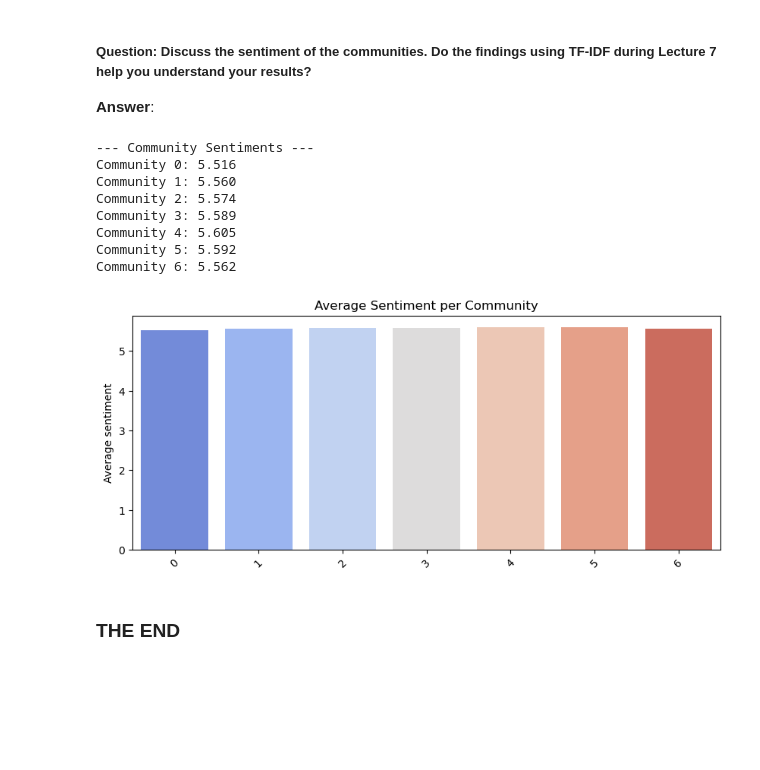
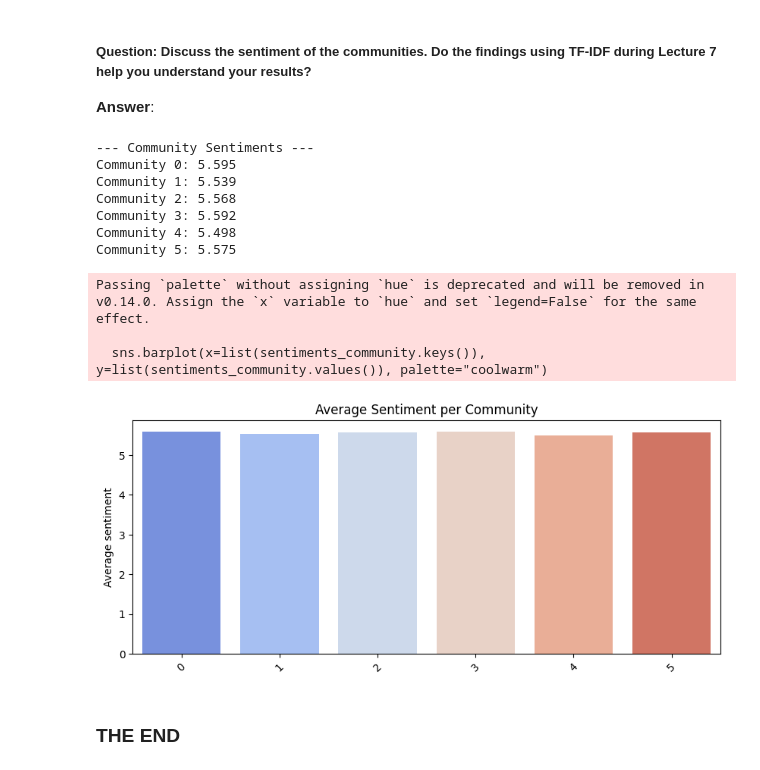
Before and after one commit to sorenstange/02805_Social_graphs_and_interactions, a Jupyter notebook: Assignment_2.ipynb, the cells around one changed output. Cells and saved outputs as stored; diff of their text form; code cells hidden in the pictures; blank space fills up the shorter version.

```diff
--- a/Assignment_2.ipynb
+++ b/Assignment_2.ipynb
@@ -200,3 +198,17 @@ Jeg tænker at vi skal beskrive:
 - average shortest path compared to random graph
 - network backbone
 - visualization of network (e.g. network backbone)
+# %%
+print('degree centrality top 10')
+for x, _ in sorted([(node, centrality) for node, centrality in nx.degree_centrality(G).items()], key = lambda x: x[1], reverse = True)[:10]:
+    print(x)
+
+print('\nbetweensness centrality top 10')
+for x, _ in sorted([(node, centrality) for node, centrality in nx.betweenness_centrality(G).items()], key = lambda x: x[1], reverse = True)[:10]:
+    print(x)
+
+print('\neigenvector centrality top 10')
+for x, _ in sorted([(node, centrality) for node, centrality in nx.eigenvector_centrality(G).items()], key = lambda x: x[1], reverse = True)[:10]:
+    print(x)
+
+print(nx.average_shortest_path_length(G.to_undirected()))
@@ -292,13 +311,9 @@ Modularity (random genre assignment): 0.07913872923318988
 # %%
-#Secondly the modularity as calculated with the Louvain algorithm is dertemined:
-from networkx.algorithms.community import louvain_communities
-from networkx.algorithms.community.quality import modularity
-
 # Compute Louvain communities
-communities_louvain = louvain_communities(GH, seed=42)
+communities_louvain = nx.community.louvain_communities(G_undirected, seed=42)
 
 # Compute modularity
-Q_louvain = modularity(GH, communities_louvain)
+Q_louvain = calculate_modularity(G_undirected, communities_louvain)
 
 # Print results
 print(f"Detected {len(communities_louvain)} communities")
@@ -316,12 +331,8 @@ Overall these results highligt that while general information, like genre, can p
 ##### Question: Calculate the matrix and discuss your findings.
 **Answer**:
 # %%
-import pandas as pd
-import seaborn as sns
-import matplotlib.pyplot as plt
-
 # Most common genres:
-all_genres = [g for node in GH.nodes for g in genres_dict[node]]  # all genres for nodes in GH
+all_genres = [g for node in G_undirected.nodes for g in genres_dict[node]]  # all genres for nodes in GH
 top_genres = pd.Series(all_genres).value_counts().head(7).index.tolist()
 
 #Determine community of genre
@@ -337,7 +348,7 @@ conf_matrix = pd.DataFrame(
     columns=range(len(communities_louvain))
 )
 
-for node in GH.nodes:
+for node in G_undirected.nodes:
     if node not in node_to_community:
         continue
     community = node_to_community[node]
@@ -481,11 +492,7 @@ def create_wordclouds(corpus, width = 400, height = 300):
     plt.tight_layout()
     plt.show()
 # %%
-G_undirected = G.to_undirected().copy()
-
-#Resolution refer to how large the comunities should be. resolution < 1 will prefer larger comunitites and resolution > 1 prefer smaller communities
-louvain_partition = nx.community.louvain_communities(G_undirected, resolution= 1.2, seed = 42)
-louvain_partition_corpus = create_corpus(wikipedia_data, louvain_partition)
+louvain_partition_corpus = create_corpus(wikipedia_data, communities_louvain)
 
 corpus = TF_IDF(louvain_partition_corpus)
 create_wordclouds(corpus)
@@ -656,30 +651,32 @@ The narrow spread of the average sentiment implies that across artist pages the
 **Answer**:
 # %%
 
-corpus = create_corpus2(wikipedia_data, louvain_partition)
+corpus = create_corpus2(wikipedia_data, communities_louvain)
 sentiments_community = sentiment_per_community(corpus, word_scores)
 
 print("\n--- Community Sentiments ---")
 for k, v in sentiments_community.items():
     print(f"Community {k}: {v:.3f}")
 
 # Bar plot of community sentiment
 plt.figure(figsize=(10,4))
 sns.barplot(x=list(sentiments_community.keys()), y=list(sentiments_community.values()), palette="coolwarm")
 plt.xticks(rotation=45)
 plt.ylabel("Average sentiment")
 plt.title("Average Sentiment per Community")
 plt.show()
 # %% [output]
 --- Community Sentiments ---
-Community 0: 5.516
-Community 1: 5.560
-Community 2: 5.574
-Community 3: 5.589
-Community 4: 5.605
-Community 5: 5.592
-Community 6: 5.562
+Community 0: 5.595
+Community 1: 5.539
+Community 2: 5.568
+Community 3: 5.592
+Community 4: 5.498
+Community 5: 5.575
+Passing `palette` without assigning `hue` is deprecated and will be removed in v0.14.0. Assign the `x` variable to `hue` and set `legend=False` for the same effect.
+
+  sns.barplot(x=list(sentiments_community.keys()), y=list(sentiments_community.values()), palette="coolwarm")
-[figure, old version]
+[figure, new version]
 # %% [markdown]
 ### THE END
 # %% [markdown]
```
Also changed, not shown: parts of 10 cells of this notebook.
